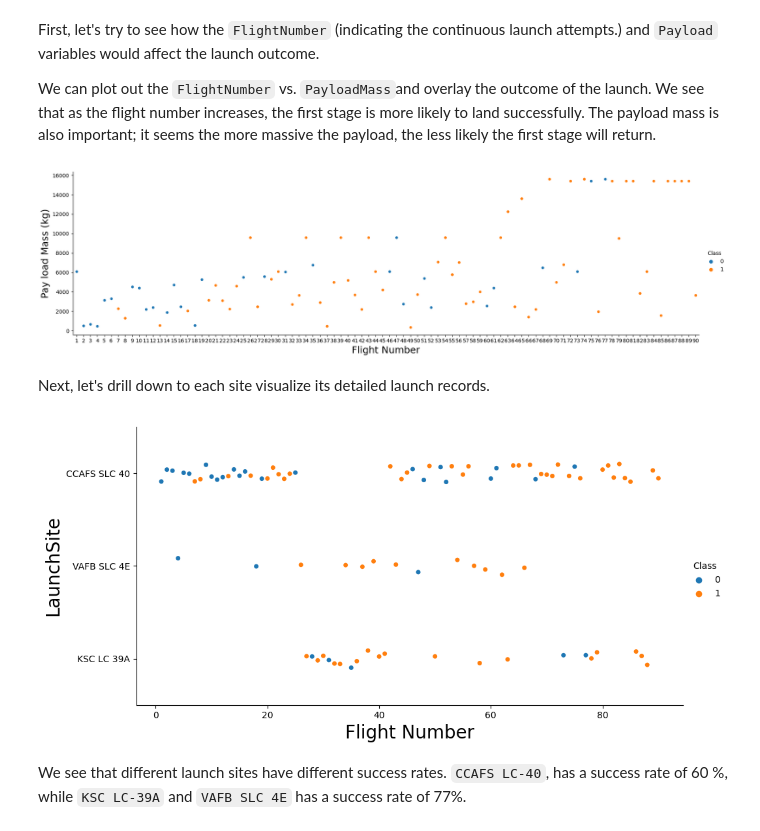
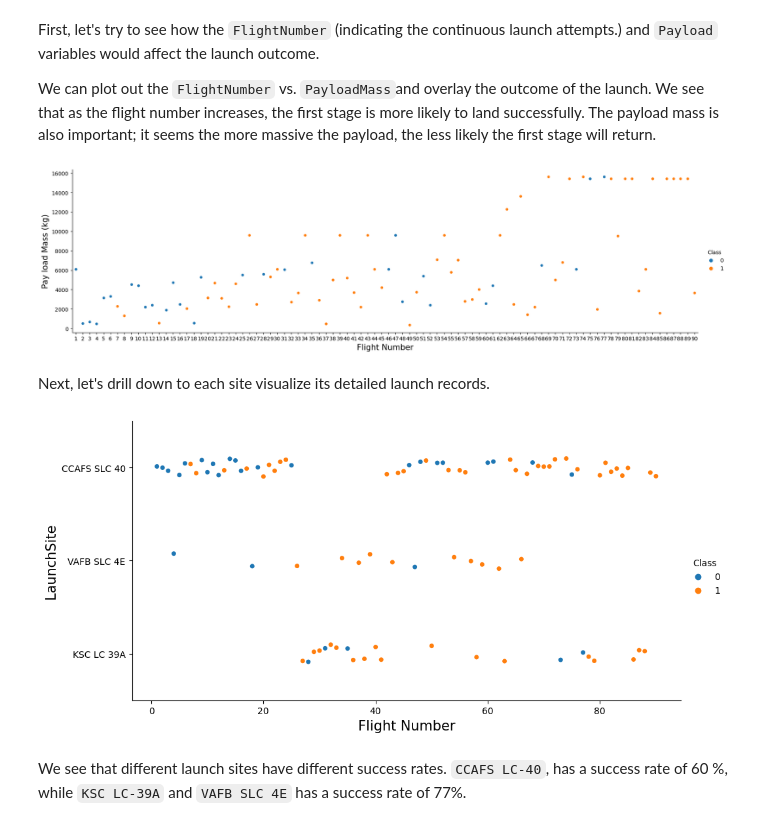
Before and after one commit to UrielASM/SpaceX_Falcon9_First_Stage_Landing_Prediction-IBM_Applied_Data_Science_Capstone_Project, a Jupyter notebook: Course-notebooks/05-EDA-Data_Visualization.ipynb, the cells around one changed output. Cells and saved outputs as stored; diff of their text form; code cells hidden in the pictures.

```diff
--- a/Course-notebooks/EDA-Data_Visualization.ipynb
+++ b/Course-notebooks/05-EDA-Data_Visualization.ipynb
@@ -74,22 +74,22 @@ First, let's try to see how the `FlightNumber` (indicating the continuous launch
 
 We can plot out the <code>FlightNumber</code> vs. <code>PayloadMass</code>and overlay the outcome of the launch. We see that as the flight number increases, the first stage is more likely to land successfully. The payload mass is also important; it seems the more massive the payload, the less likely the first stage will return.
 # %%
-sns.catplot(y="PayloadMass", x="FlightNumber", hue="Class", data=df, aspect = 3.5)
-plt.xlabel("Flight Number",fontsize=18)
-plt.ylabel("Pay load Mass (kg)",fontsize=18)
+sns.catplot(y="PayloadMass", x="FlightNumber", hue="Class", data=df, n_boot=10, aspect = 3.5)
+plt.xlabel("Flight Number",fontsize=15)
+plt.ylabel("Pay load Mass (kg)",fontsize=15)
 plt.show()
 # %% [output]
-[figure, old version]
+[figure, new version]
 # %% [markdown]
 Next, let's drill down to each site visualize its detailed launch records.
 # %%
 # Plot a scatter point chart with x axis to be Flight Number and y axis to be the launch site, and hue to be the class value
 sns.catplot(y="LaunchSite", x="FlightNumber", hue="Class", data=df, aspect = 2)
-plt.xlabel("Flight Number",fontsize=20)
-plt.ylabel("LaunchSite",fontsize=20)
+plt.xlabel("Flight Number", fontsize=15)
+plt.ylabel("LaunchSite",fontsize=15)
 plt.show()
 # %% [output]
-[figure, old version]
+[figure, new version]
 # %% [markdown]
 We see that different launch sites have different success rates.  <code>CCAFS LC-40</code>, has a success rate of 60 %, while  <code>KSC LC-39A</code> and <code>VAFB SLC 4E</code> has a success rate of 77%.
 # %% [markdown]
```
Also changed, not shown: parts of 3 cells of this notebook, 7 other files.
